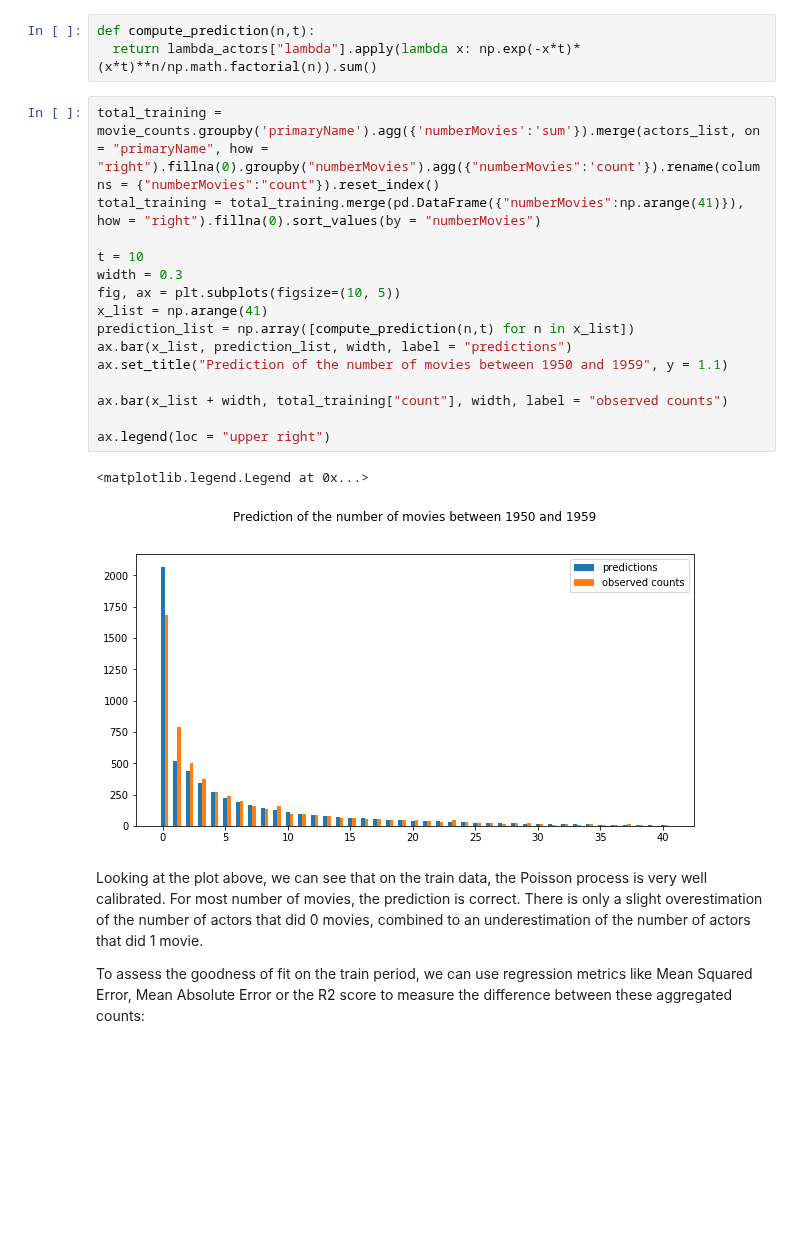
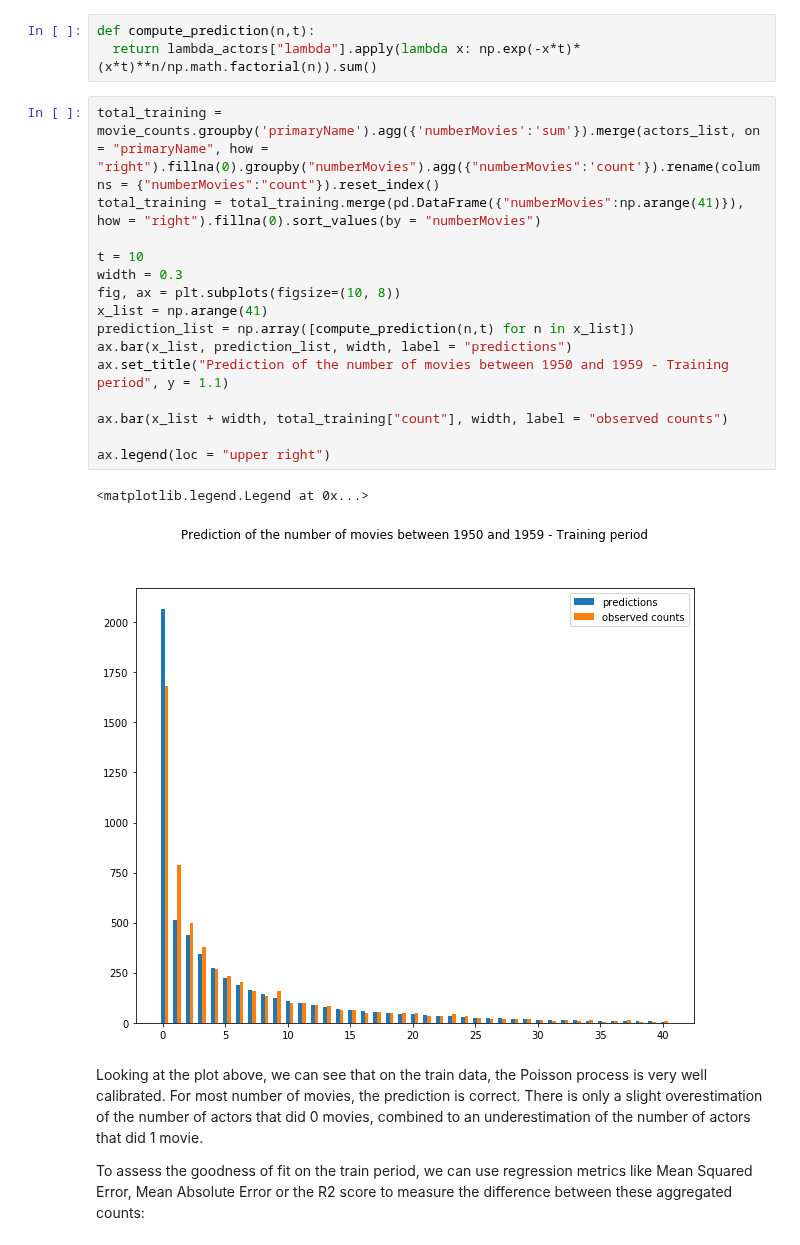
Before and after one commit to MaximeKan/Statistical-Modeling, a Jupyter notebook: Actors_movie_counts.ipynb, the cells around one changed output. Saved outputs shown, nothing was run; the diff lists cells and outputs as text; blank space fills up the shorter version.

```diff
--- a/Actors_movie_counts.ipynb
+++ b/Actors_movie_counts.ipynb
@@ -356,21 +356,21 @@ def compute_prediction(n,t):
 # %%
 total_training = movie_counts.groupby('primaryName').agg({'numberMovies':'sum'}).merge(actors_list, on = "primaryName", how = "right").fillna(0).groupby("numberMovies").agg({"numberMovies":'count'}).rename(columns = {"numberMovies":"count"}).reset_index()
 total_training = total_training.merge(pd.DataFrame({"numberMovies":np.arange(41)}), how = "right").fillna(0).sort_values(by = "numberMovies")
 
 t = 10
 width = 0.3
-fig, ax = plt.subplots(figsize=(10, 5))
+fig, ax = plt.subplots(figsize=(10, 8))
 x_list = np.arange(41)
 prediction_list = np.array([compute_prediction(n,t) for n in x_list])
 ax.bar(x_list, prediction_list, width, label = "predictions")
-ax.set_title("Prediction of the number of movies between 1950 and 1959", y = 1.1)
+ax.set_title("Prediction of the number of movies between 1950 and 1959 - Training period", y = 1.1)
 
 ax.bar(x_list + width, total_training["count"], width, label = "observed counts")
 
 ax.legend(loc = "upper right")
 # %% [output]
 <matplotlib.legend.Legend at 0x...>
-[figure, old version]
+[figure, new version]
 # %% [markdown]
 Looking at the plot above, we can see that on the train data, the Poisson process is very well calibrated. For most number of movies, the prediction is correct. There is only a slight overestimation of the number of actors that did 0 movies, combined to an underestimation of the number of actors that did 1 movie.
 
```
Also changed, not shown: parts of 14 cells of this notebook.
